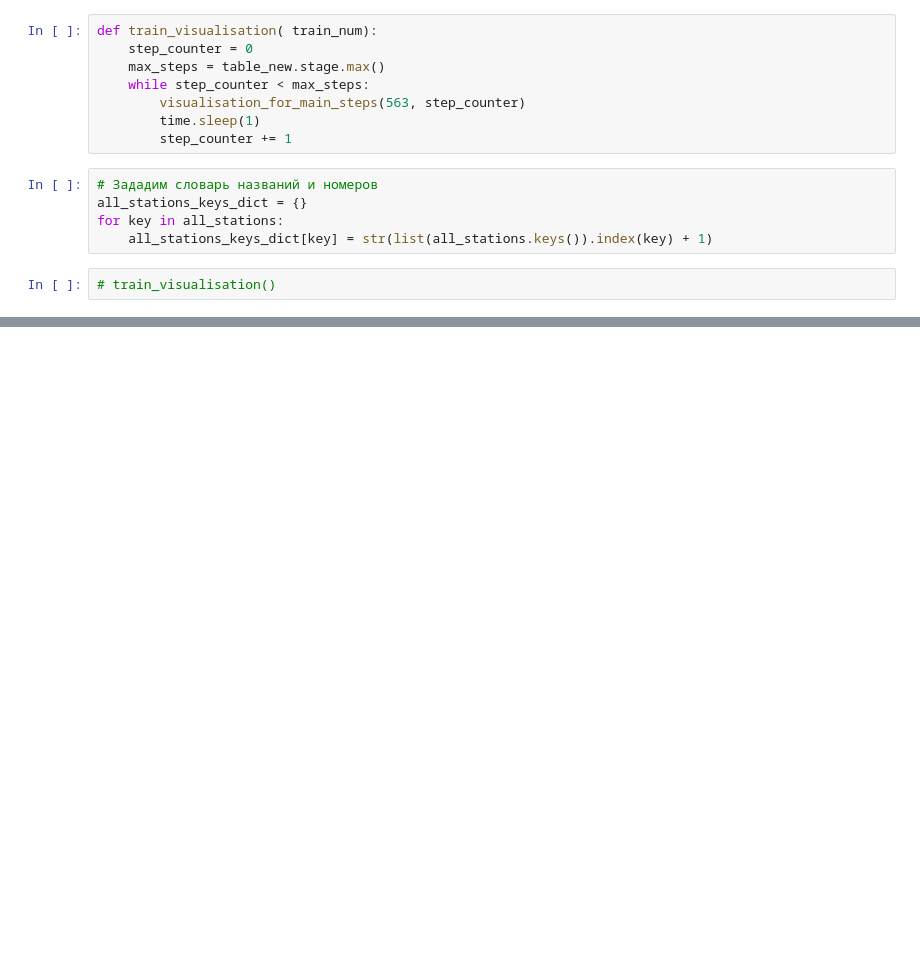
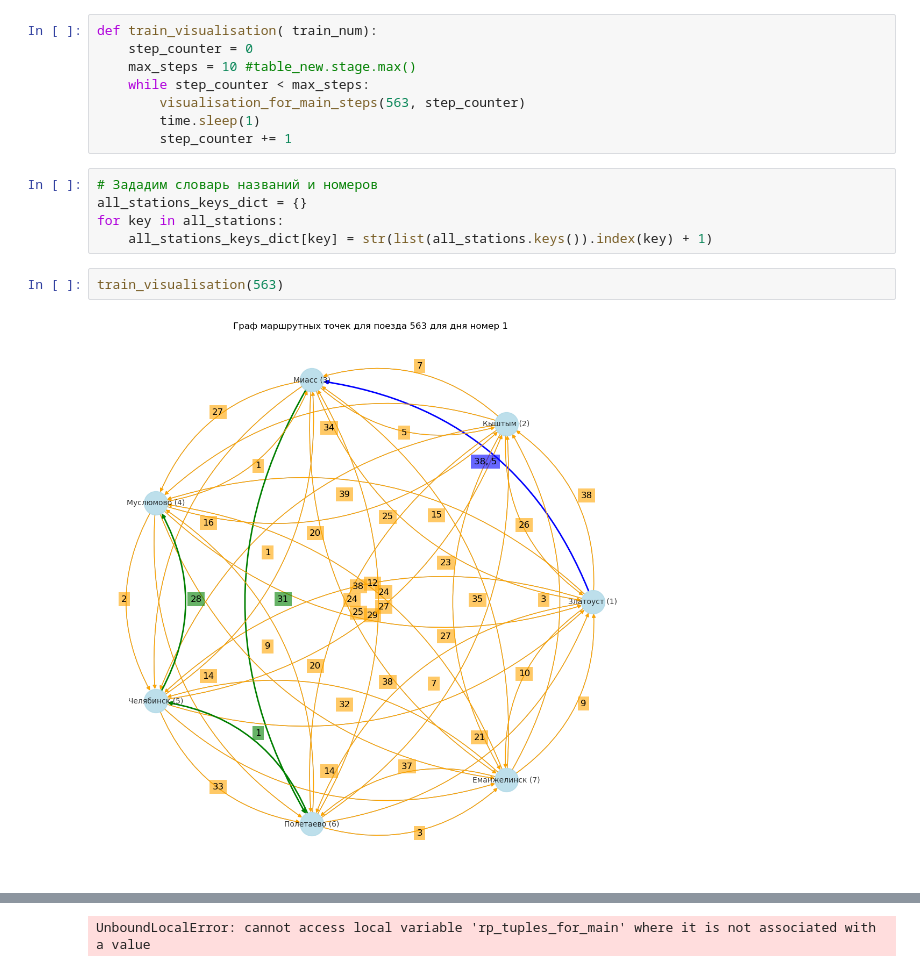
Before and after one commit to LilMike3000/Hackathon_vagonopotok, a Jupyter notebook: Вагонопоток_визуализация.ipynb, the cells around one changed output, grey strips where cells are left out. Cells and saved outputs as stored; diff of their text form; blank space fills up the shorter version.

```diff
--- a/Вагонопоток_визуализация.ipynb
+++ b/Вагонопоток_визуализация.ipynb
@@ -215,7 +218,7 @@ def draw_main_graph(selected_edges, step_edge, occupied_wagons):
 # %%
 def train_visualisation( train_num):
     step_counter = 0
-    max_steps = table_new.stage.max()
+    max_steps = 10 #table_new.stage.max()
     while step_counter < max_steps:
         visualisation_for_main_steps(563, step_counter)
         time.sleep(1)
@@ -225,5 +228,7 @@ def train_visualisation( train_num):
 all_stations_keys_dict = {}
 for key in all_stations:
     all_stations_keys_dict[key] = str(list(all_stations.keys()).index(key) + 1)
-# %%
-# train_visualisation()
+# %%
+train_visualisation(563)
+# %% [output]
+[figure, added]
@@ -229,0 +238 @@ for key in all_stations:
+UnboundLocalError: cannot access local variable 'rp_tuples_for_main' where it is not associated with a value
```
Also changed, not shown: parts of 3 cells of this notebook.
